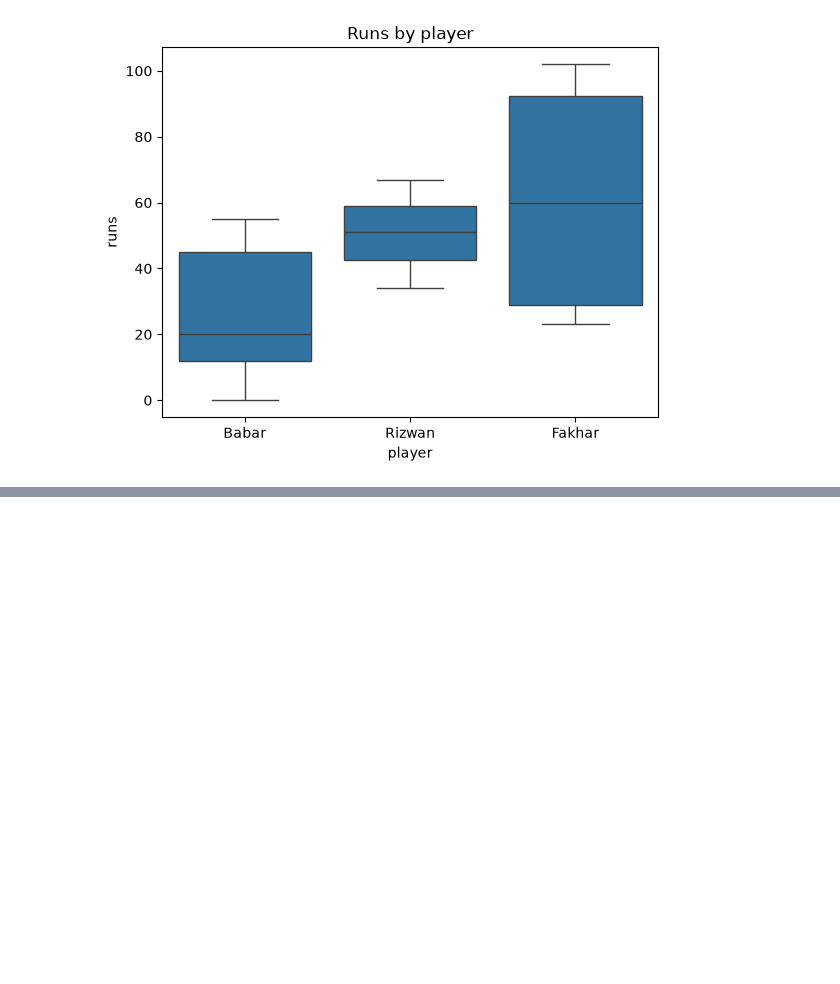
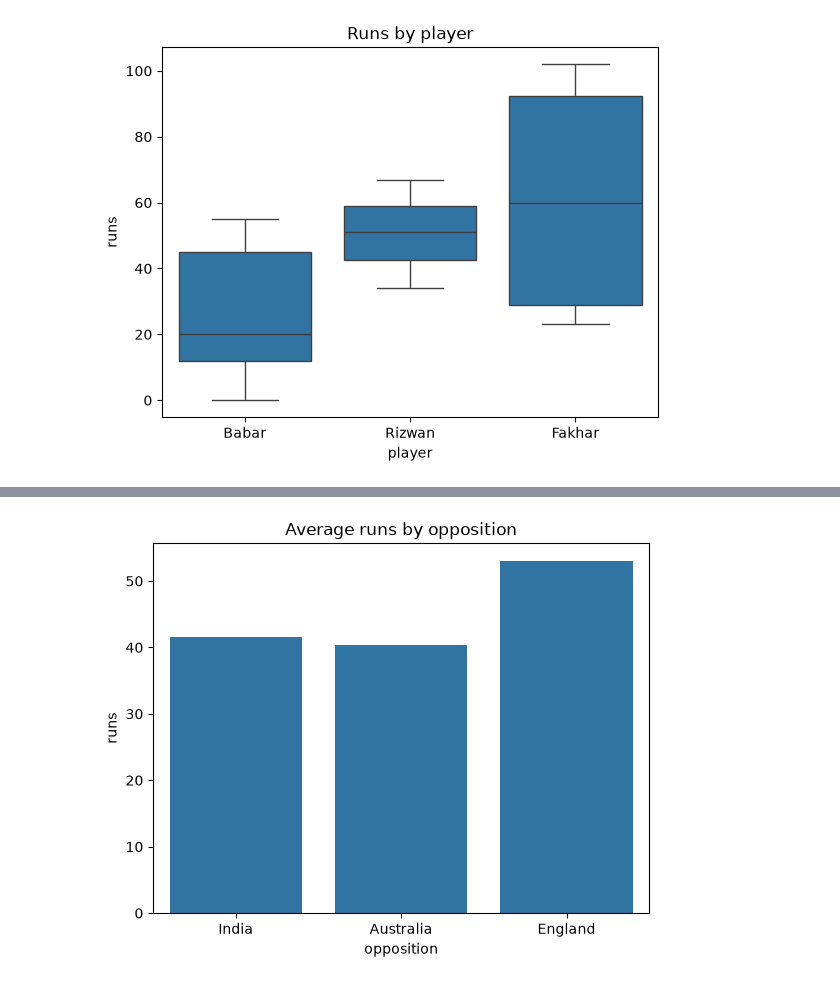
Before and after one commit to sarfrazrasheed00/cricket-ml, a Jupyter notebook: notebooks/08_visualization.ipynb, the cells around one changed output, grey strips where cells are left out. Saved outputs shown, nothing was run; the diff lists cells and outputs as text; code cells hidden in the pictures; blank space fills up the shorter version.

```diff
--- a/notebooks/08_visualization.ipynb
+++ b/notebooks/08_visualization.ipynb
@@ -104,0 +141,6 @@ Name: runs, dtype: float64
+# %%
+sns.barplot(data=df, x="opposition", y="runs", errorbar=None)
+plt.title("Average runs by opposition")
+plt.show()
+# %% [output]
+[figure, added]
```
Also changed, not shown: parts of 4 cells of this notebook, 1 other file.
